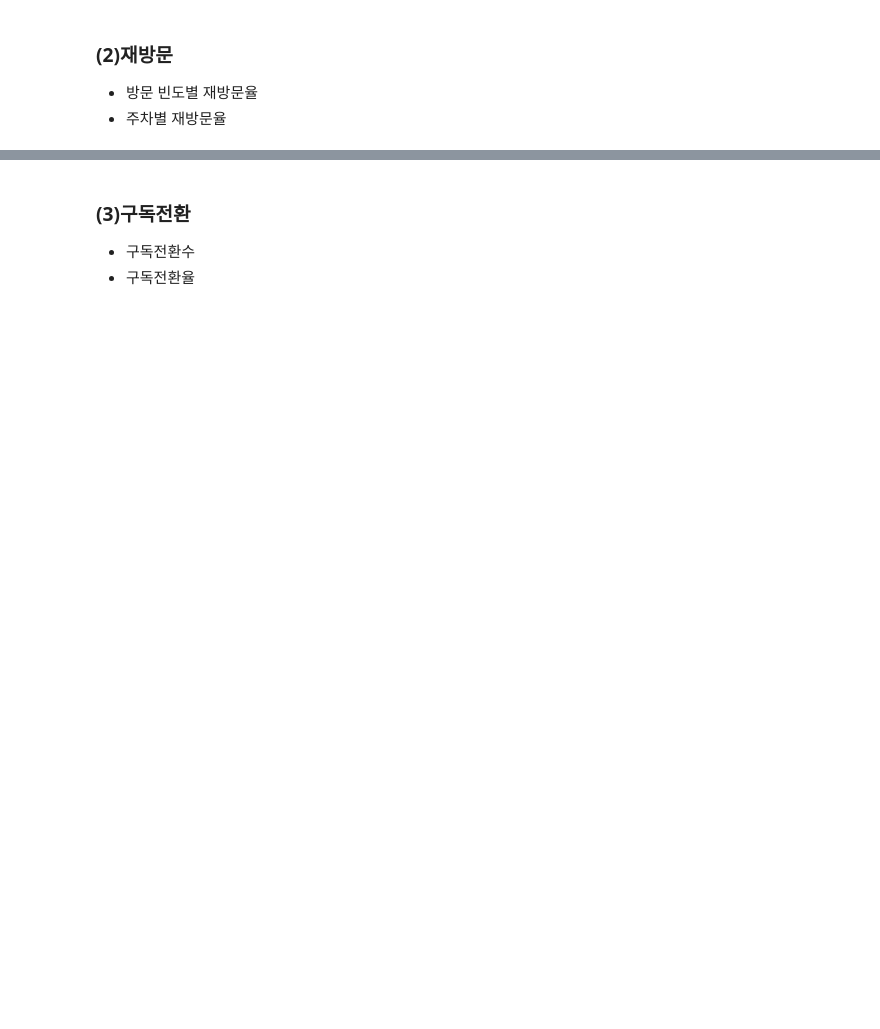
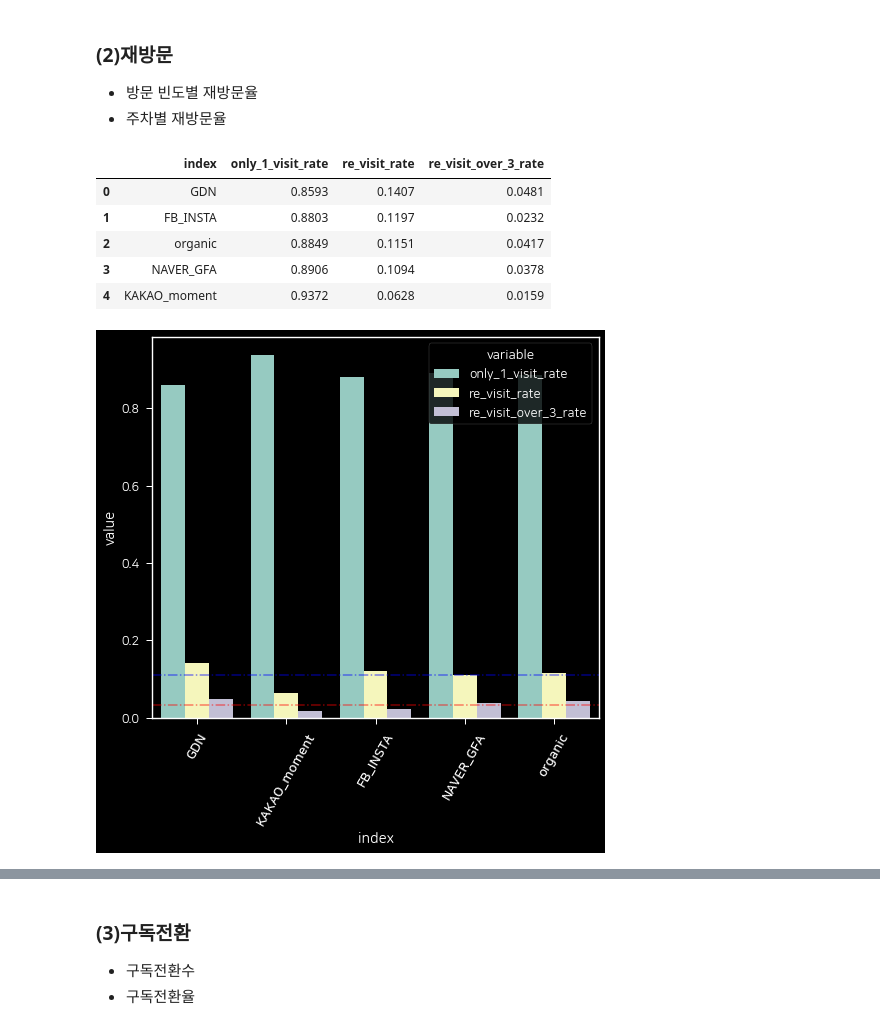
Before and after one commit to tand-datateam-th/kto_prj_git, a Jupyter notebook: [KTO]_Letter_analysis_v2_2210.ipynb, the cells around one changed output, grey strips where cells are left out. Cells and saved outputs as stored; diff of their text form; code cells hidden in the pictures; blank space fills up the shorter version.

```diff
--- a/[KTO]_Letter_analysis_v2_2210.ipynb
+++ b/[KTO]_Letter_analysis_v2_2210.ipynb
@@ -432,6 +420,55 @@ df_daily_re_inflow
 ### (2)재방문
 - 방문 빈도별 재방문율
 - 주차별 재방문율
+# %%
+#------------------------------------------------#
+## 2. 재방문율
+#------------------------------------------------#
+### 1) 1회 / 2회 이상 / 3회 이상 방문자
+#### prep
+dict_output_1_2 = dict()
+for _referrer in list(dict_lst_user_from_referrs_gudok.keys()) :
+    dict_output_1_2[_referrer] = dict()
+    _segment = dict_lst_user_from_referrs_gudok[_referrer]
+    _df_user_day_cnt = df_app_log[df_app_log[KEY_ID_DEVICE].isin(_segment)].groupby(KEY_ID_DEVICE)['day'].count()
+
+    only_1_visit_rate = round(_df_user_day_cnt.value_counts()[1] / len(_segment), 4)
+    re_visit_rate = round(1 - only_1_visit_rate, 4)
+    re_visit_over_3_rate = round(1 - _df_user_day_cnt.value_counts()[:2].sum() / len(_segment), 4)
+
+    dict_output_1_2[_referrer]['only_1_visit_rate'] = only_1_visit_rate
+    dict_output_1_2[_referrer]['re_visit_rate'] = re_visit_rate
+    dict_output_1_2[_referrer]['re_visit_over_3_rate'] = re_visit_over_3_rate
+
+pd.DataFrame.from_dict(
+    dict_output_1_2, orient = 'index'
+    ).sort_values(by = 're_visit_rate', ascending=False).reset_index()
+df_vis_1_2_retention = pd.DataFrame.from_dict(
+    dict_output_1_2, orient = 'index'
+    ).reset_index().melt(id_vars='index')
+avg_rate_re_visit_over_2 = df_vis_1_2_retention[
+    df_vis_1_2_retention['variable'] == 're_visit_rate'].mean().value
+avg_rate_re_visit_over_3 = df_vis_1_2_retention[
+    df_vis_1_2_retention['variable'] == 're_visit_over_3_rate'].mean().value
+
+#### vis
+ax = sns.barplot(
+    data = df_vis_1_2_retention.reset_index(),
+    x = 'index', y = 'value',
+    capsize = 2 , alpha = 1, hue = 'variable'
+    )
+_ = plt.xticks(rotation=60, fontproperties = fprop)
+_ = plt.axhline(y=avg_rate_re_visit_over_2, color='blue', ls = '-.', alpha = 0.5, label = 'a')
+_ = plt.axhline(y=avg_rate_re_visit_over_3, color='red', ls = '-.', alpha = 0.5, label = 'a')
+plt.show()
+# %% [output]
+|  | index | only_1_visit_rate | re_visit_rate | re_visit_over_3_rate |
+| 0 | GDN | 0.8593 | 0.1407 | 0.0481 |
+| 1 | FB_INSTA | 0.8803 | 0.1197 | 0.0232 |
+| 2 | organic | 0.8849 | 0.1151 | 0.0417 |
+| 3 | NAVER_GFA | 0.8906 | 0.1094 | 0.0378 |
+| 4 | KAKAO_moment | 0.9372 | 0.0628 | 0.0159 |
+[figure, added]
 # %%
 #########################################
 # 1. 방문 빈도별 재방문율
```
Also changed, not shown: parts of 34 cells of this notebook, 1 other file.
